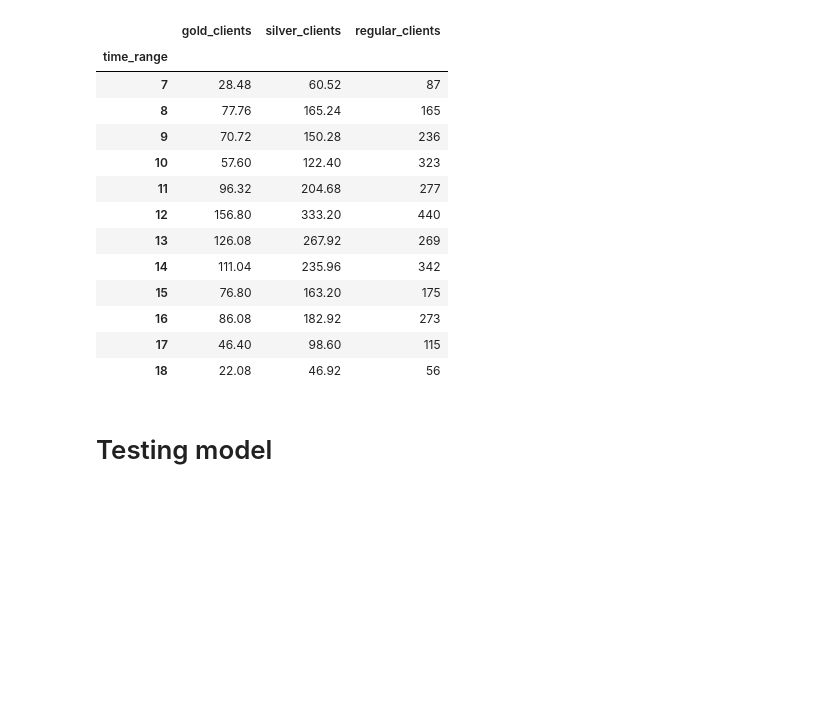
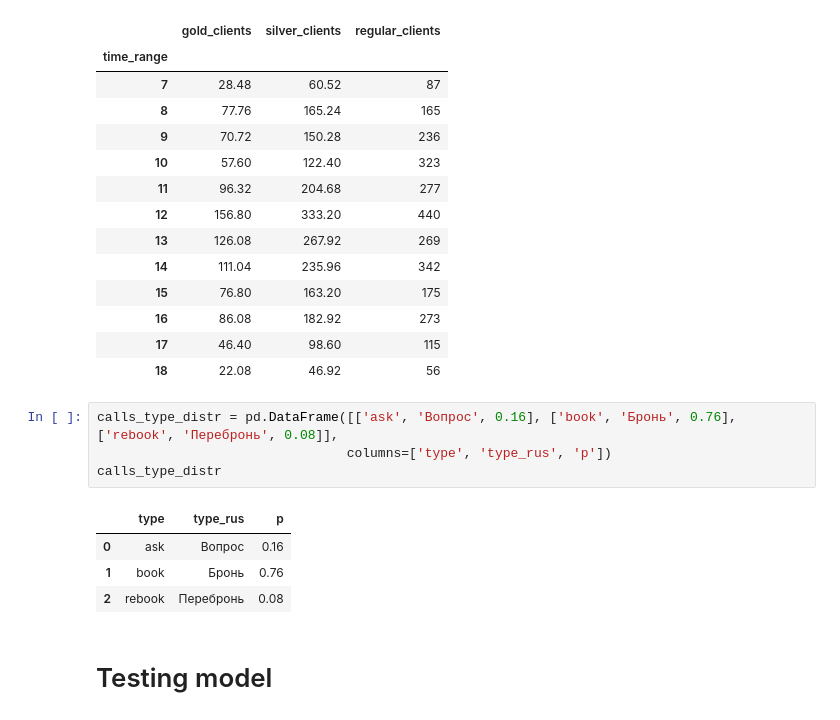
Before and after one commit to EgorDudyrev/SimMod_CourseWork, a Jupyter notebook: SimPy model.ipynb, the cells around one changed output. Saved outputs shown, nothing was run; the diff lists cells and outputs as text; blank space fills up the shorter version.

```diff
--- a/SimPy model.ipynb
+++ b/SimPy model.ipynb
@@ -147,6 +160,15 @@ call_frequency_ds
 | 16 | 86.08 | 182.92 | 273 |
 | 17 | 46.40 | 98.60 | 115 |
 | 18 | 22.08 | 46.92 | 56 |
+# %%
+calls_type_distr = pd.DataFrame([['ask', 'Вопрос', 0.16], ['book', 'Бронь', 0.76], ['rebook', 'Перебронь', 0.08]],
+                                columns=['type', 'type_rus', 'p'])
+calls_type_distr
+# %% [output]
+|  | type | type_rus | p |
+| 0 | ask | Вопрос | 0.16 |
+| 1 | book | Бронь | 0.76 |
+| 2 | rebook | Перебронь | 0.08 |
 # %% [markdown]
 # Testing model
 # %%
```
Also changed, not shown: parts of 7 cells of this notebook, 2 other files.
